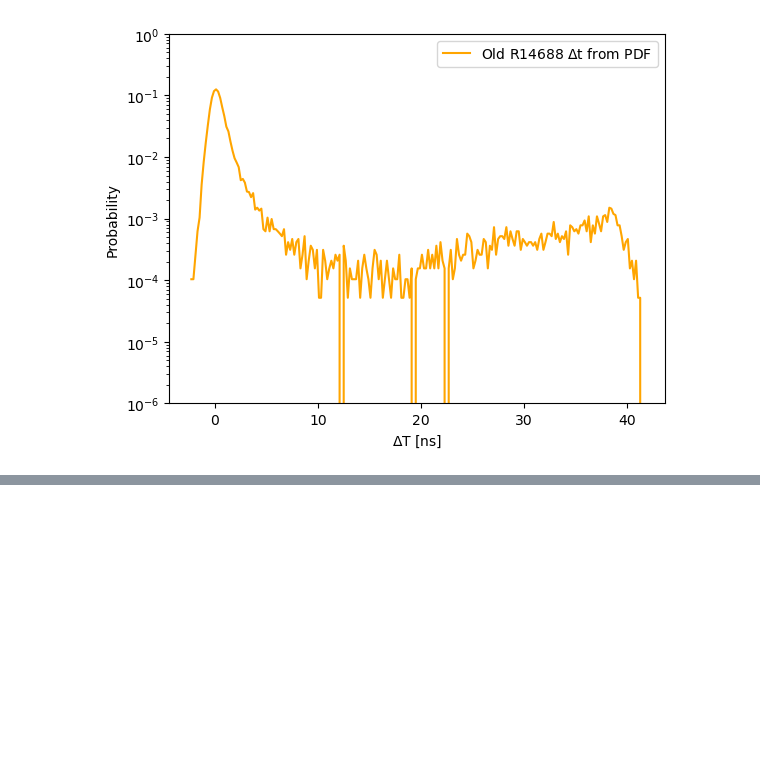
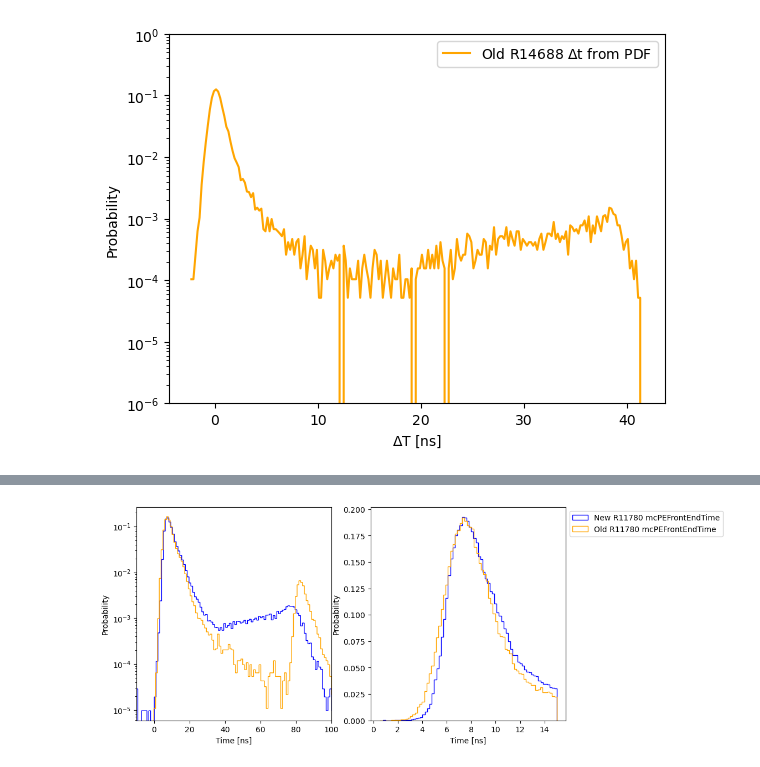
Before and after one commit to hbjamin/eos_pmt_timing, a Jupyter notebook: validation/validation.ipynb, the cells around one changed output, grey strips where cells are left out. Cells and saved outputs as stored; diff of their text form; code cells hidden in the pictures; blank space fills up the shorter version.

```diff
--- a/validation/validation.ipynb
+++ b/validation/validation.ipynb
@@ -212,0 +336,28 @@ Sum of probability is 0.5566709242971377
+# %%
+r11780_fe_time=np.array(r11780_fe_time)
+r11780_fe_time_old=np.array(r11780_fe_time_old)
+
+fig, (ax1, ax2) = plt.subplots(1, 2, figsize=(10, 5))
+
+# Filter the data to include bugs of time 1e97
+filtered_r11780_fe_time = r11780_fe_time[r11780_fe_time < 2000]
+filtered_r11780_fe_time_old = r11780_fe_time_old[r11780_fe_time_old < 2000]
+
+ax1.hist(filtered_r11780_fe_time,bins=2000,density=True,histtype='step',color='blue');
+ax1.hist(filtered_r11780_fe_time_old,bins=2000,density=True,histtype='step',color='orange');
+ax1.set_yscale("log")
+ax1.set_xlim(-10,100)
+ax1.set_ylabel("Probability")
+ax1.set_xlabel("Time [ns]");
+
+# Filter the data to include values between -10 and 20
+filtered_r11780_fe_time = r11780_fe_time[(r11780_fe_time > 0) & (r11780_fe_time < 15)]
+filtered_r11780_fe_time_old = r11780_fe_time_old[(r11780_fe_time_old > 0) & (r11780_fe_time_old < 15)]
+
+ax2.hist(filtered_r11780_fe_time,bins=75,density=True,histtype='step',color='blue',label='New R11780 mcPEFrontEndTime');
+ax2.hist(filtered_r11780_fe_time_old,bins=75,density=True,histtype='step',color='orange',label='Old R11780 mcPEFrontEndTime');
+ax2.legend(loc='upper left', bbox_to_anchor=(1, 1))
+ax2.set_ylabel("Probability")
+ax2.set_xlabel("Time [ns]");
+# %% [output]
+[figure, added]
```
Also changed, not shown: parts of 7 cells of this notebook, 4 other files.
